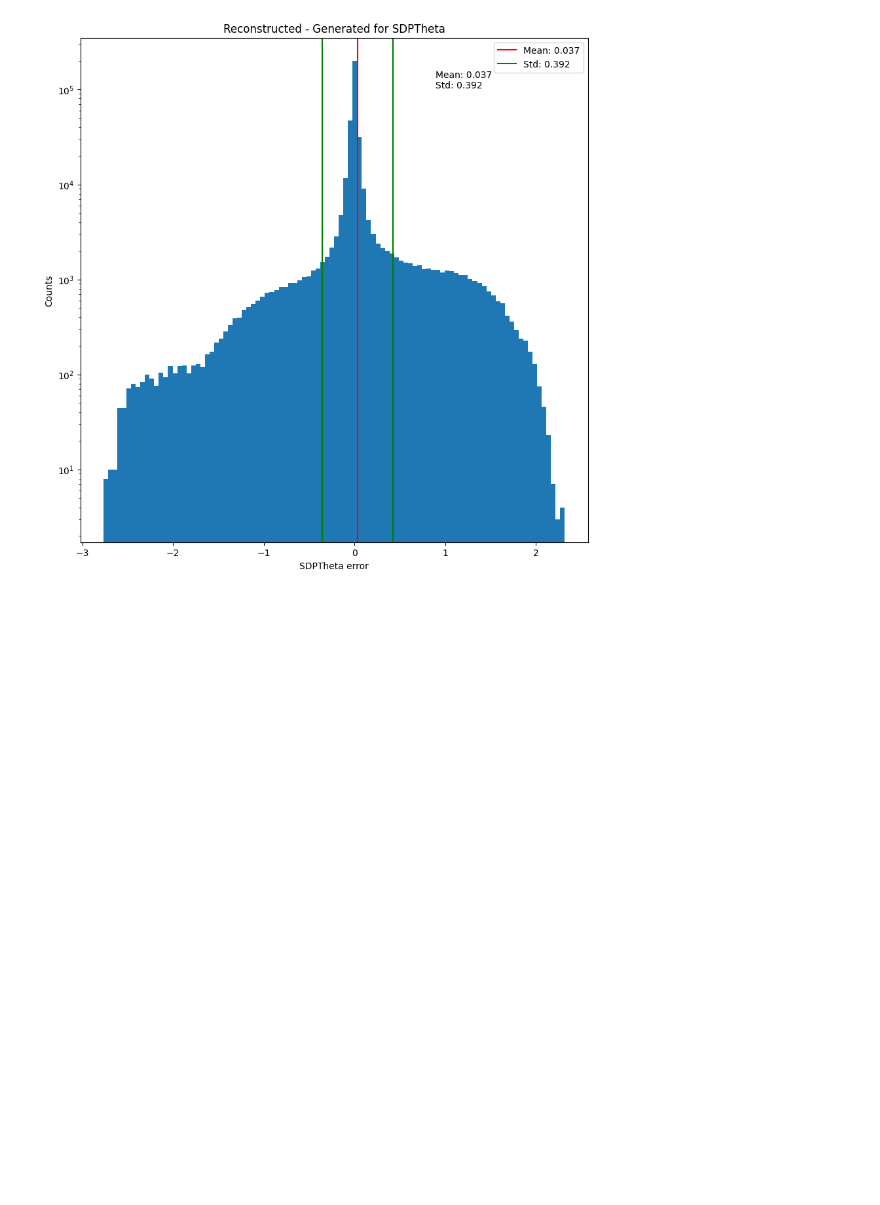
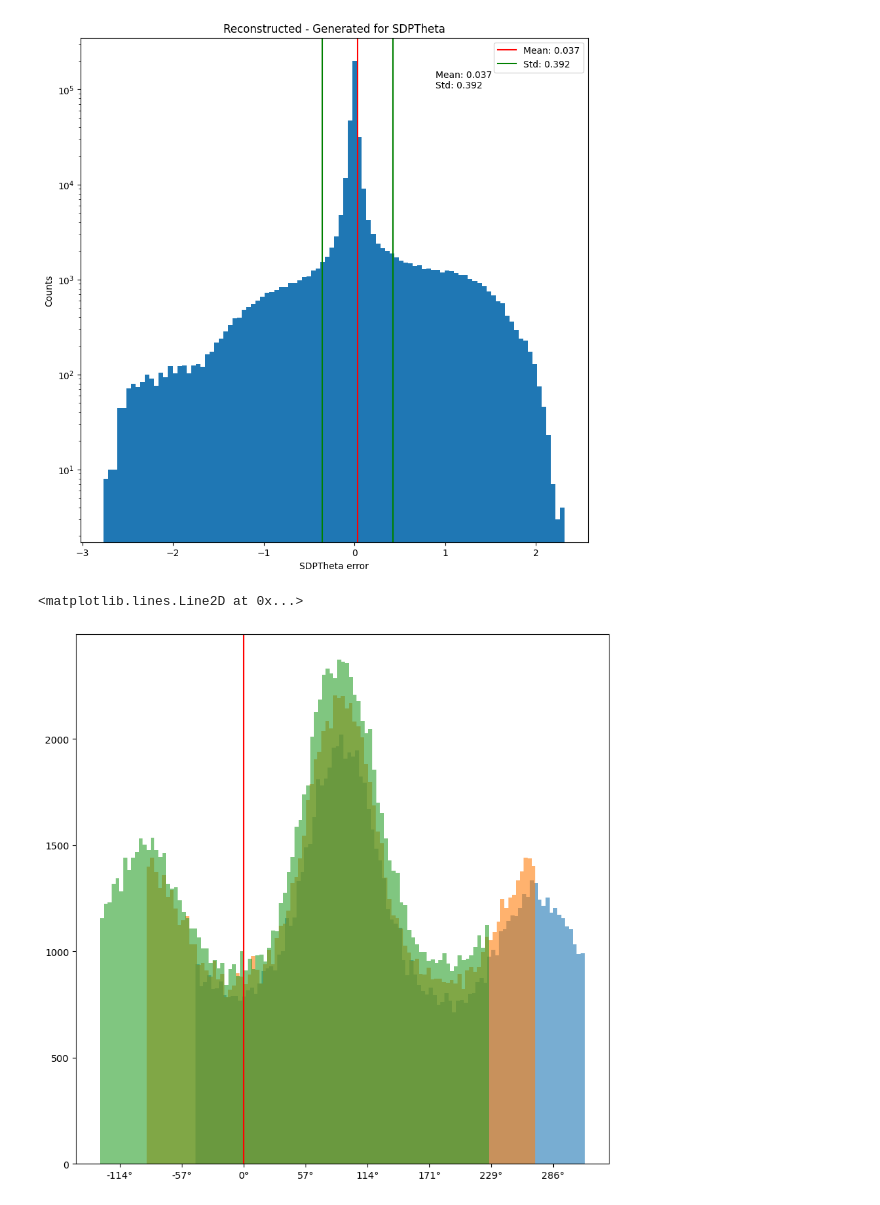
Before and after one commit to fedor-tairli/CDEProject, a Jupyter notebook: Dataset/TestingDataset_6.ipynb, the cells around one changed output. Drawn from its saved outputs; the diff is of its cells as text; code cells hidden in the pictures; blank space fills up the shorter version.

```diff
--- a/Dataset/TestingDataset_6.ipynb
+++ b/Dataset/TestingDataset_6.ipynb
@@ -226,3 +226,43 @@ for key in Vars:
 [figure]
 [figure]
 [figure]
+# %%
+All_SDPPhis    = []
+All_Telescopes = []
+
+
+for event in Dataset:
+    Gen_SDPPhi = event.get_value('Gen_SDPPhi')
+
+    TelIDs   = event.get_pixel_values('TelID' )
+    Statuses = event.get_pixel_values('Status')
+
+    Mask = Statuses == 4
+    TelIDs = TelIDs[Mask]
+    Selected_Telescope = TelIDs.int().bincount().argmax().item() if TelIDs.numel()>0 else -1
+
+    All_SDPPhis.append(Gen_SDPPhi)
+    All_Telescopes.append(Selected_Telescope)
+
+All_SDPPhis    = np.array(All_SDPPhis)
+All_Telescopes = np.array(All_Telescopes)
+# %%
+Offsets = {1:44.45/180*torch.pi,2:89.87/180*torch.pi,3:132.83/180*torch.pi}#,4:15/180*torch.pi,5:45/180*torch.pi,6:75/180*torch.pi}
+
+
+X = All_SDPPhis
+X = X +2*np.pi*(X<0)
+# X -= np.pi
+# X -= 1/6*np.pi* (All_Telescopes-2)
+plt.figure(figsize=(10,10))
+for i in range(1,4):
+    Mask = All_Telescopes == i
+    plt.hist(X[Mask]-Offsets[i],bins=100,alpha=0.6,label=f'Telescope {i}')
+# Adjust X-ticks to show degrees
+X_ticks = plt.gca().get_xticks()
+X_ticklabels = [f'{int(np.degrees(x))}°' for x in X_ticks]
+plt.gca().set_xticklabels(X_ticklabels)
+plt.axvline(0,color='red',label='0° offset')
+# %% [output]
+<matplotlib.lines.Line2D at 0x...>
+[figure, added]
```
Also changed, not shown: parts of 2 cells of this notebook, 15 other files.
